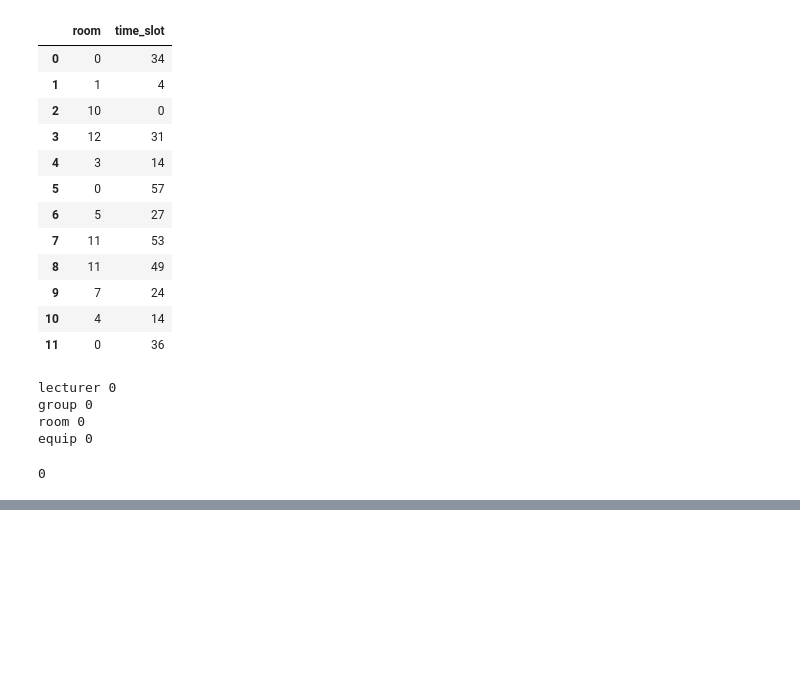
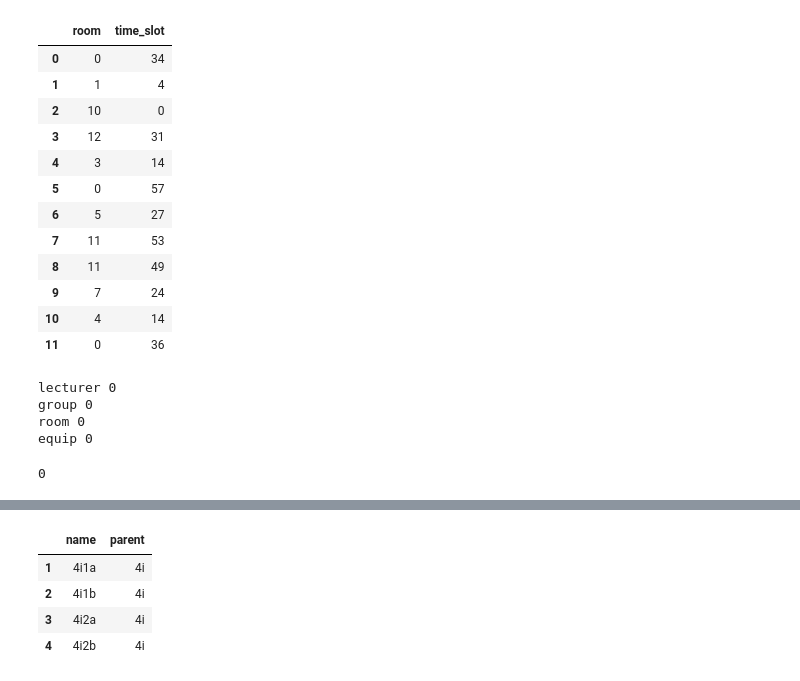
Before and after one commit to PetarZecevic97/automatic-timetable-generation, a Jupyter notebook: timetable_algorithm.ipynb, the cells around one changed output, grey strips where cells are left out. Drawn from its saved outputs; the diff is of its cells as text; code cells hidden in the pictures; blank space fills up the shorter version.

```diff
--- a/timetable_algorithm.ipynb
+++ b/timetable_algorithm.ipynb
@@ -698,0 +795,8 @@ equip 0
+# %%
+groups[groups['parent'] == groups.iloc[0]['name']]
+# %% [output]
+|  | name | parent |
+| 1 | 4i1a | 4i |
+| 2 | 4i1b | 4i |
+| 3 | 4i2a | 4i |
+| 4 | 4i2b | 4i |
```
Also changed, not shown: parts of 26 cells of this notebook.
